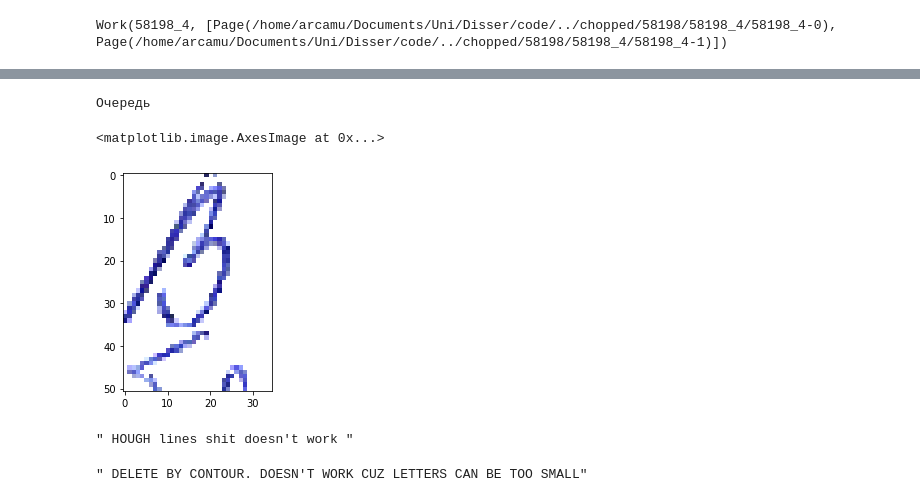
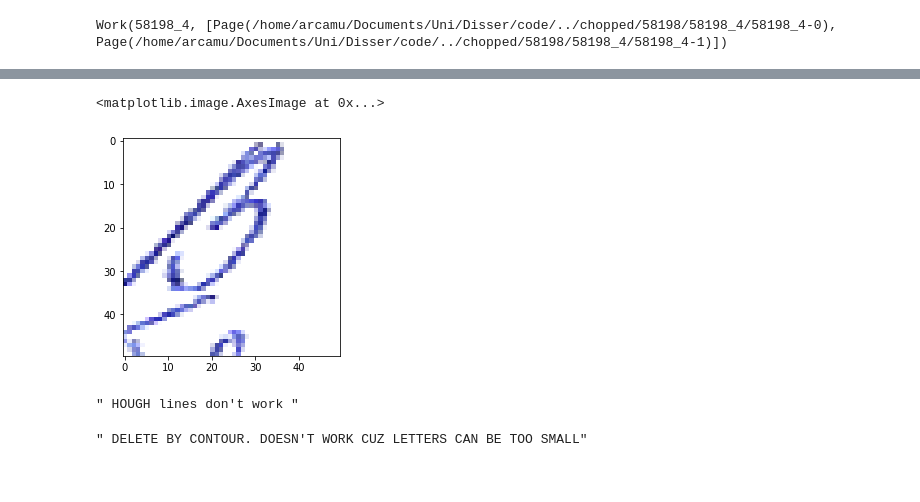
Before and after one commit to EmilNadimanov/disser, a Jupyter notebook: code/WordExtraction.ipynb, the cells around one changed output, grey strips where cells are left out. Saved outputs shown, nothing was run; the diff lists cells and outputs as text; code cells hidden in the pictures.

```diff
--- a/code/WordExtraction.ipynb
+++ b/code/WordExtraction.ipynb
@@ -252,13 +259,10 @@ stuff = zip(dictation_text, stuff)
 # %%
-word, pic = next(stuff)
-print(word)
-plt.imshow(pic)
+plt.imshow(pic.transform((50, 50), im.AFFINE, (0.9, 0.3, -10, 0, 1, 1), resample=im.BILINEAR) )
 # %% [output]
-Очередь
+<matplotlib.image.AxesImage at 0x...>
-<matplotlib.image.AxesImage at 0x...>
-[figure, old version]
+[figure, new version]
 # %%
-""" HOUGH lines shit doesn't work """
+""" HOUGH lines don't work """
 
 # open_cv_image = np.array(words[1])[:, :, ::-1]
 # open_cv_image = cv2.Canny(open_cv_image, 50, 200, None, 3)
@@ -275,7 +279,7 @@ plt.imshow(pic)
 
 # plt.imshow(cdstP)
 # %% [output]
-" HOUGH lines shit doesn't work "
+" HOUGH lines don't work "
 # %%
 """ DELETE BY CONTOUR. DOESN'T WORK CUZ LETTERS CAN BE TOO SMALL"""
 
```
Also changed, not shown: parts of 3 cells of this notebook, 2 other files.
